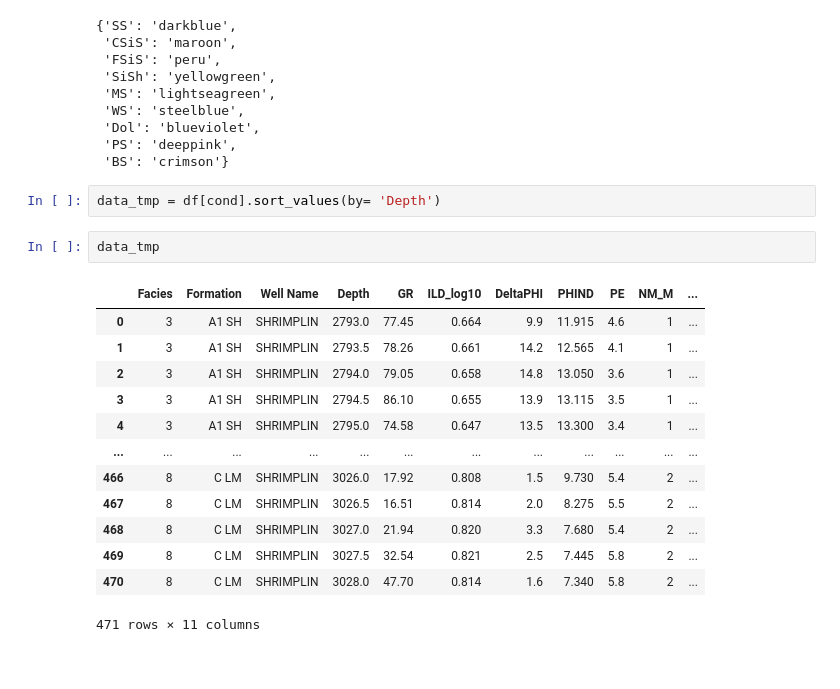
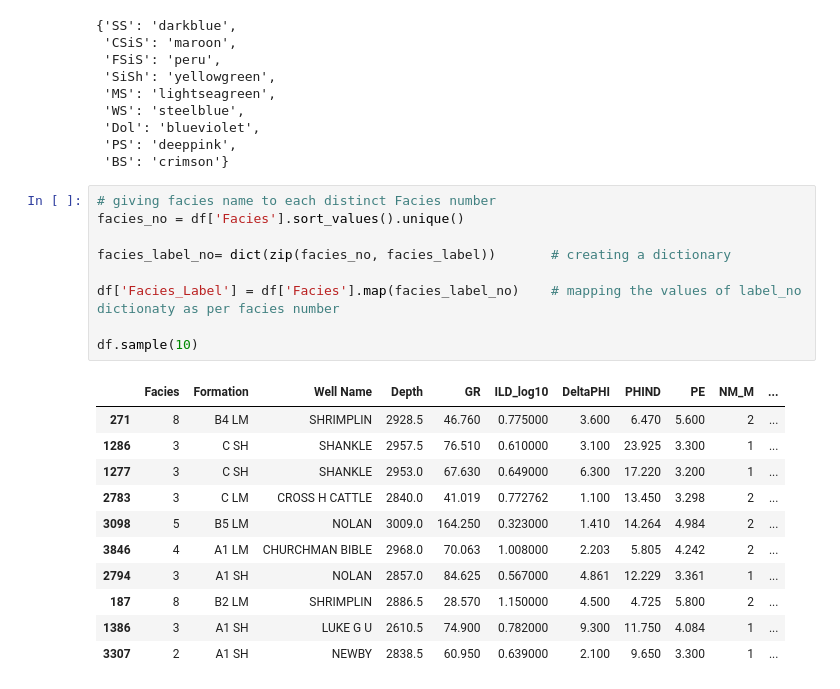
Before and after one commit to sanjuirm/Lithofacies-Classification-Using-Machine-Learning, a Jupyter notebook: Lithofacies.ipynb, the cells around one changed output. Drawn from its saved outputs; the diff is of its cells as text; blank space fills up the shorter version.

```diff
--- a/Lithofacies.ipynb
+++ b/Lithofacies.ipynb
@@ -224,24 +227,27 @@ facies_label_color
  'Dol': 'blueviolet',
  'PS': 'deeppink',
  'BS': 'crimson'}
-# %%
-data_tmp = df[cond].sort_values(by= 'Depth')
-# %%
-data_tmp
-# %% [output]
-|  | Facies | Formation | Well Name | Depth | GR | ILD_log10 | DeltaPHI | PHIND | PE | NM_M | ... |
-| 0 | 3 | A1 SH | SHRIMPLIN | 2793.0 | 77.45 | 0.664 | 9.9 | 11.915 | 4.6 | 1 | ... |
-| 1 | 3 | A1 SH | SHRIMPLIN | 2793.5 | 78.26 | 0.661 | 14.2 | 12.565 | 4.1 | 1 | ... |
-| 2 | 3 | A1 SH | SHRIMPLIN | 2794.0 | 79.05 | 0.658 | 14.8 | 13.050 | 3.6 | 1 | ... |
-| 3 | 3 | A1 SH | SHRIMPLIN | 2794.5 | 86.10 | 0.655 | 13.9 | 13.115 | 3.5 | 1 | ... |
-| 4 | 3 | A1 SH | SHRIMPLIN | 2795.0 | 74.58 | 0.647 | 13.5 | 13.300 | 3.4 | 1 | ... |
-| ... | ... | ... | ... | ... | ... | ... | ... | ... | ... | ... | ... |
-| 466 | 8 | C LM | SHRIMPLIN | 3026.0 | 17.92 | 0.808 | 1.5 | 9.730 | 5.4 | 2 | ... |
-| 467 | 8 | C LM | SHRIMPLIN | 3026.5 | 16.51 | 0.814 | 2.0 | 8.275 | 5.5 | 2 | ... |
-| 468 | 8 | C LM | SHRIMPLIN | 3027.0 | 21.94 | 0.820 | 3.3 | 7.680 | 5.4 | 2 | ... |
-| 469 | 8 | C LM | SHRIMPLIN | 3027.5 | 32.54 | 0.821 | 2.5 | 7.445 | 5.8 | 2 | ... |
-| 470 | 8 | C LM | SHRIMPLIN | 3028.0 | 47.70 | 0.814 | 1.6 | 7.340 | 5.8 | 2 | ... |
-471 rows × 11 columns
+# %%
+# giving facies name to each distinct Facies number
+facies_no = df['Facies'].sort_values().unique()
+
+facies_label_no= dict(zip(facies_no, facies_label))       # creating a dictionary
+
+df['Facies_Label'] = df['Facies'].map(facies_label_no)    # mapping the values of label_no dictionaty as per facies number
+
+df.sample(10)
+# %% [output]
+|  | Facies | Formation | Well Name | Depth | GR | ILD_log10 | DeltaPHI | PHIND | PE | NM_M | ... |
+| 271 | 8 | B4 LM | SHRIMPLIN | 2928.5 | 46.760 | 0.775000 | 3.600 | 6.470 | 5.600 | 2 | ... |
+| 1286 | 3 | C SH | SHANKLE | 2957.5 | 76.510 | 0.610000 | 3.100 | 23.925 | 3.300 | 1 | ... |
+| 1277 | 3 | C SH | SHANKLE | 2953.0 | 67.630 | 0.649000 | 6.300 | 17.220 | 3.200 | 1 | ... |
+| 2783 | 3 | C LM | CROSS H CATTLE | 2840.0 | 41.019 | 0.772762 | 1.100 | 13.450 | 3.298 | 2 | ... |
+| 3098 | 5 | B5 LM | NOLAN | 3009.0 | 164.250 | 0.323000 | 1.410 | 14.264 | 4.984 | 2 | ... |
+| 3846 | 4 | A1 LM | CHURCHMAN BIBLE | 2968.0 | 70.063 | 1.008000 | 2.203 | 5.805 | 4.242 | 2 | ... |
+| 2794 | 3 | A1 SH | NOLAN | 2857.0 | 84.625 | 0.567000 | 4.861 | 12.229 | 3.361 | 1 | ... |
+| 187 | 8 | B2 LM | SHRIMPLIN | 2886.5 | 28.570 | 1.150000 | 4.500 | 4.725 | 5.800 | 2 | ... |
+| 1386 | 3 | A1 SH | LUKE G U | 2610.5 | 74.900 | 0.782000 | 9.300 | 11.750 | 4.084 | 1 | ... |
+| 3307 | 2 | A1 SH | NEWBY | 2838.5 | 60.950 | 0.639000 | 2.100 | 9.650 | 3.300 | 1 | ... |
 # %%
 # Function for plotting the log
 def log_plot(data2):
```
Also changed, not shown: parts of 5 cells of this notebook.
